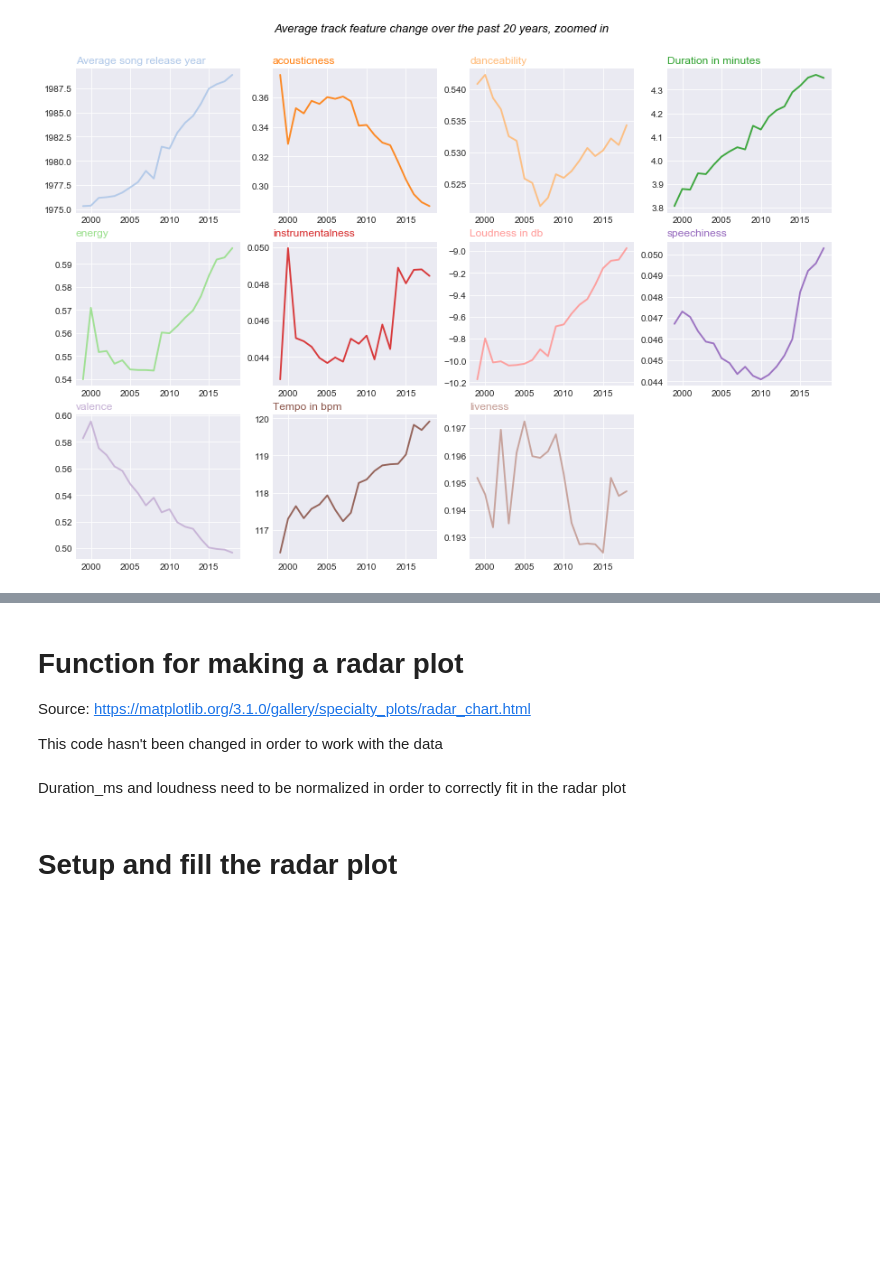
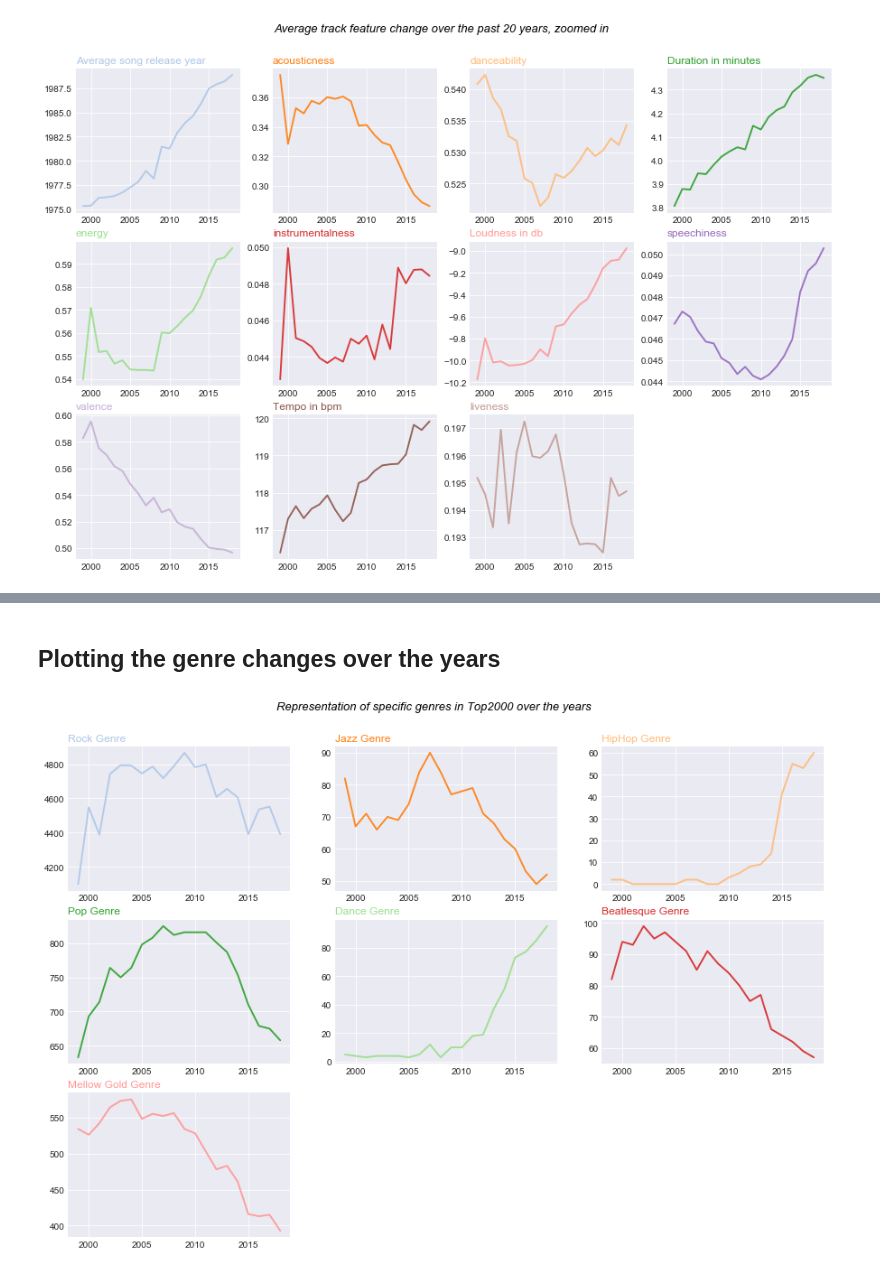
Before and after one commit to Psychotechnopath/spotify_project, a Jupyter notebook: Visualizations notebook.ipynb, the cells around one changed output, grey strips where cells are left out. Drawn from its saved outputs; the diff is of its cells as text; code cells hidden in the pictures; blank space fills up the shorter version.

Commit message:
Clean-up of code & repo
Deleted redundant files and redundant code in the viz notebook. Also corrected paths to saves files to the correct folder

```diff
--- a/Visualizations notebook.ipynb
+++ b/Visualizations notebook.ipynb
@@ -71,7 +93,8 @@ source: https://python-graph-gallery.com/125-small-multiples-for-line-chart/
 # %%
 from sklearn import preprocessing
 
-def gridplot(ylim=True, title="", ignorelim=[]):
+
+def gridplot(ylim=True, title="", col_lis=[], plt_layout=(), datadict={}, ignorelim=[]):
     # Initialize the figure
     plt.style.use('seaborn-darkgrid')
     plt.figure(figsize=(15,10))
@@ -79,11 +102,6 @@ def gridplot(ylim=True, title="", ignorelim=[]):
     # create a color palette
     palette = plt.get_cmap('tab20')
 
-    # Create a list with everything BUT the track features
-    drop_list = []
-    for feat in df.columns[:len(df.columns)-10]:
-        if feat!="year":
-            drop_list.append(feat)
 
     # Create a np array of the years
     year_range = np.arange(1999, 2019, dtype=np.int)
@@ -93,21 +111,15 @@ def gridplot(ylim=True, title="", ignorelim=[]):
 
     # multiple line plot
     num=0
-    for column in df.drop(drop_list, axis=1):
+    for column in col_lis:
         num+=1
 
         # Find the right spot on the plot
-        plt.subplot(3,4, num)
+        plt.subplot(plt_layout[0],plt_layout[1], num)
 
-        # Create the corresponding track feature list
-        track_feat_list = []
-        for i in range(1999, 2019):
-            if column=="duration_ms":
-                track_feat_list.append(average_data[f'pos{i}'][f'{column}']/60000)
-            else: track_feat_list.append(average_data[f'pos{i}'][f'{column}'])
 
         # Plot the lineplot
-        plt.plot(year_range, track_feat_list, marker='', color=palette(num), linewidth=1.9, alpha=0.9, label=column)
+        plt.plot(year_range, datadict[column], marker='', color=palette(num), linewidth=1.9, alpha=0.9, label=column)
 
         # Same fixed limits if ylim is set to true
         if ylim and column not in ignorelim and column != 'tempo':
@@ -131,15 +143,15 @@ def gridplot(ylim=True, title="", ignorelim=[]):
     # Axis title
     # plt.text(0.5, 0.04, 'Year', ha='center', va='center')
     # plt.text(0.06, 0.5, 'Feature value', ha='center', va='center', rotation='vertical')
-    plt.savefig(f'{title}.png', bbox_inches='tight')
+    plt.savefig(f'Plots/{title}.png', bbox_inches='tight')
     plt.show()
 
 title1 ="Average track feature change over the past 20 years, with fixed y-axis"
 title2 = "Average track feature change over the past 20 years, zoomed in"
 ignorelim = ['year', 'duration_ms', 'loudness']
 
-gridplot(title=title1, ignorelim=ignorelim)
-gridplot(ylim=False, title=title2, ignorelim=ignorelim)
+gridplot(title=title1, ignorelim=ignorelim, col_lis=col_feature, datadict=track_feat_dict, plt_layout=(3,4))
+gridplot(ylim=False, title=title2, ignorelim=ignorelim, col_lis=col_feature, datadict=track_feat_dict, plt_layout=(3,4))
 # %% [output]
 [figure]
 [figure]
@@ -173,7 +173,0 @@ average_data
-# %% [markdown]
-# Function for making a radar plot
-Source: https://matplotlib.org/3.1.0/gallery/specialty_plots/radar_chart.html
-
-This code hasn't been changed in order to work with the data
-# %% [markdown]
-Duration_ms and loudness need to be normalized in order to correctly fit in the radar plot
@@ -267,2 +173,0 @@ def radar_factory(num_vars, frame='circle'):
-# %% [markdown]
-# Setup and fill the radar plot
@@ -301,0 +174,2 @@ plt.show()
+# %% [markdown]
+## Plotting the genre changes over the years
@@ -301,0 +268,17 @@ plt.show()
+# %%
+col_genres = ['Rock Genre','Jazz Genre', 'HipHop Genre','Pop Genre','Dance Genre','Beatlesque Genre','Mellow Gold Genre']
+
+genre_plot_dict = {}
+genre_plot_dict ['Rock Genre'] = ttal_rock_occurence
+genre_plot_dict ['Jazz Genre'] = ttal_jazz_occurence
+genre_plot_dict ['HipHop Genre'] = ttal_hiphop_occurence
+genre_plot_dict ['Pop Genre'] = ttal_pop_occurence
+genre_plot_dict ['Dance Genre'] = ttal_dance_occurence
+genre_plot_dict ['Beatlesque Genre'] = ttal_beatlesque_occurence
+genre_plot_dict ['Mellow Gold Genre'] = ttal_mellow_gold_occurence
+
+title3= 'Representation of specific genres in Top2000 over the years'
+
+gridplot(ylim=False, title=title3, ignorelim=ignorelim, col_lis=col_genres, datadict=genre_plot_dict, plt_layout=(3,3))
+# %% [output]
+[figure, added]
```
Also changed, not shown: parts of 8 cells of this notebook, 4 other files.
